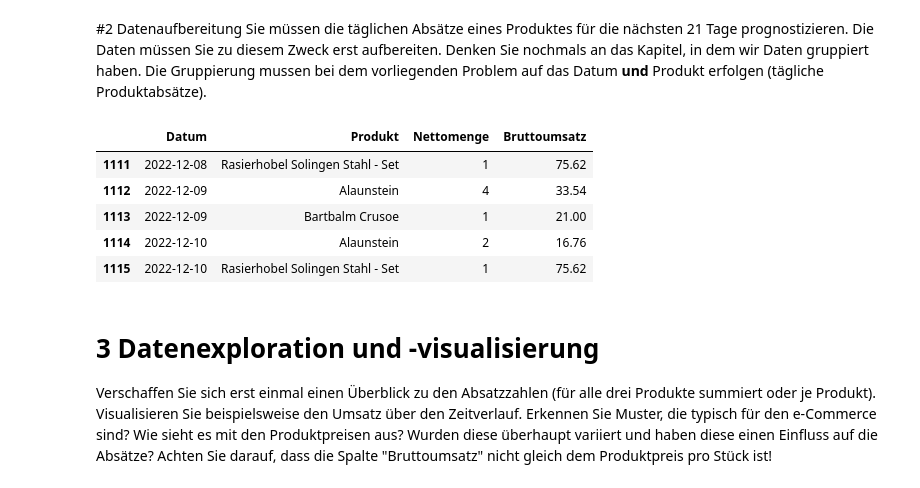
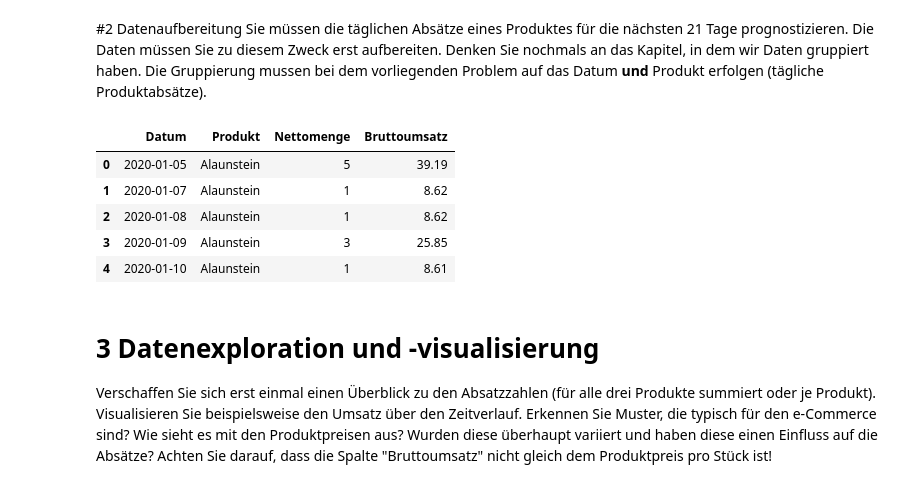
Before and after one commit to AlexKressner/Vorlesung-Business-Intelligence-Anwendungen, a Jupyter notebook: Case_Study_Shopify_Barber_Sales.ipynb, the cells around one changed output. Saved outputs shown, nothing was run; the diff lists cells and outputs as text; code cells hidden in the pictures.

```diff
--- a/Case_Study_Shopify_Barber_Sales.ipynb
+++ b/Case_Study_Shopify_Barber_Sales.ipynb
@@ -58,12 +59,12 @@ absatz_tag = data.groupby(["Datum","Produkt"]).sum().reset_index()
 # %%
-absatz_tag.tail()
+absatz_tag.head()
 # %% [output]
 |  | Datum | Produkt | Nettomenge | Bruttoumsatz |
-| 1111 | 2022-12-08 | Rasierhobel Solingen Stahl - Set | 1 | 75.62 |
-| 1112 | 2022-12-09 | Alaunstein | 4 | 33.54 |
-| 1113 | 2022-12-09 | Bartbalm Crusoe | 1 | 21.00 |
-| 1114 | 2022-12-10 | Alaunstein | 2 | 16.76 |
-| 1115 | 2022-12-10 | Rasierhobel Solingen Stahl - Set | 1 | 75.62 |
+| 0 | 2020-01-05 | Alaunstein | 5 | 39.19 |
+| 1 | 2020-01-07 | Alaunstein | 1 | 8.62 |
+| 2 | 2020-01-08 | Alaunstein | 1 | 8.62 |
+| 3 | 2020-01-09 | Alaunstein | 3 | 25.85 |
+| 4 | 2020-01-10 | Alaunstein | 1 | 8.61 |
 # %% [markdown]
 # 3 Datenexploration und -visualisierung
 Verschaffen Sie sich erst einmal einen Überblick zu den Absatzzahlen (für alle drei Produkte summiert oder je Produkt). Visualisieren Sie beispielsweise den Umsatz über den Zeitverlauf. Erkennen Sie Muster, die typisch für den e-Commerce sind? Wie sieht es mit den Produktpreisen aus? Wurden diese überhaupt variiert und haben diese einen Einfluss auf die Absätze? Achten Sie darauf, dass die Spalte "Bruttoumsatz" nicht gleich dem Produktpreis pro Stück ist!
```
Also changed, not shown: parts of 12 cells of this notebook.
